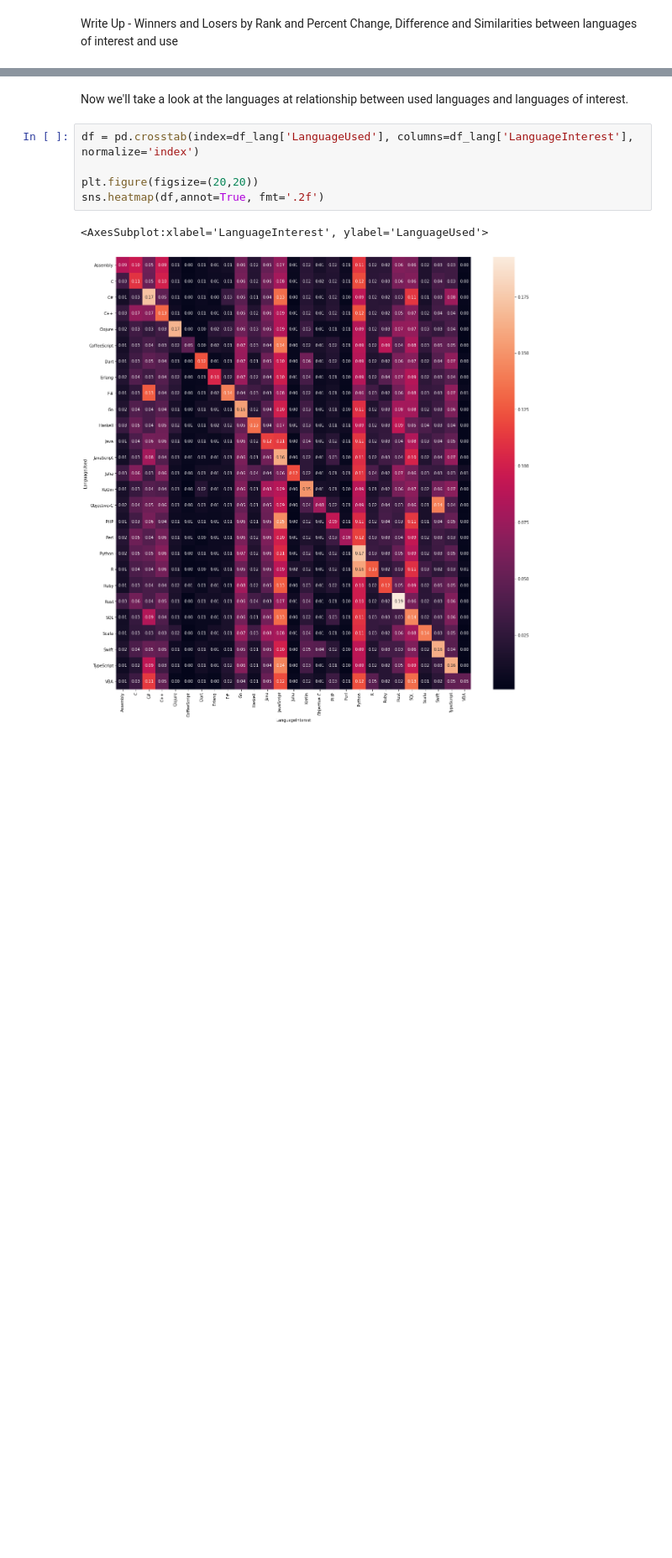
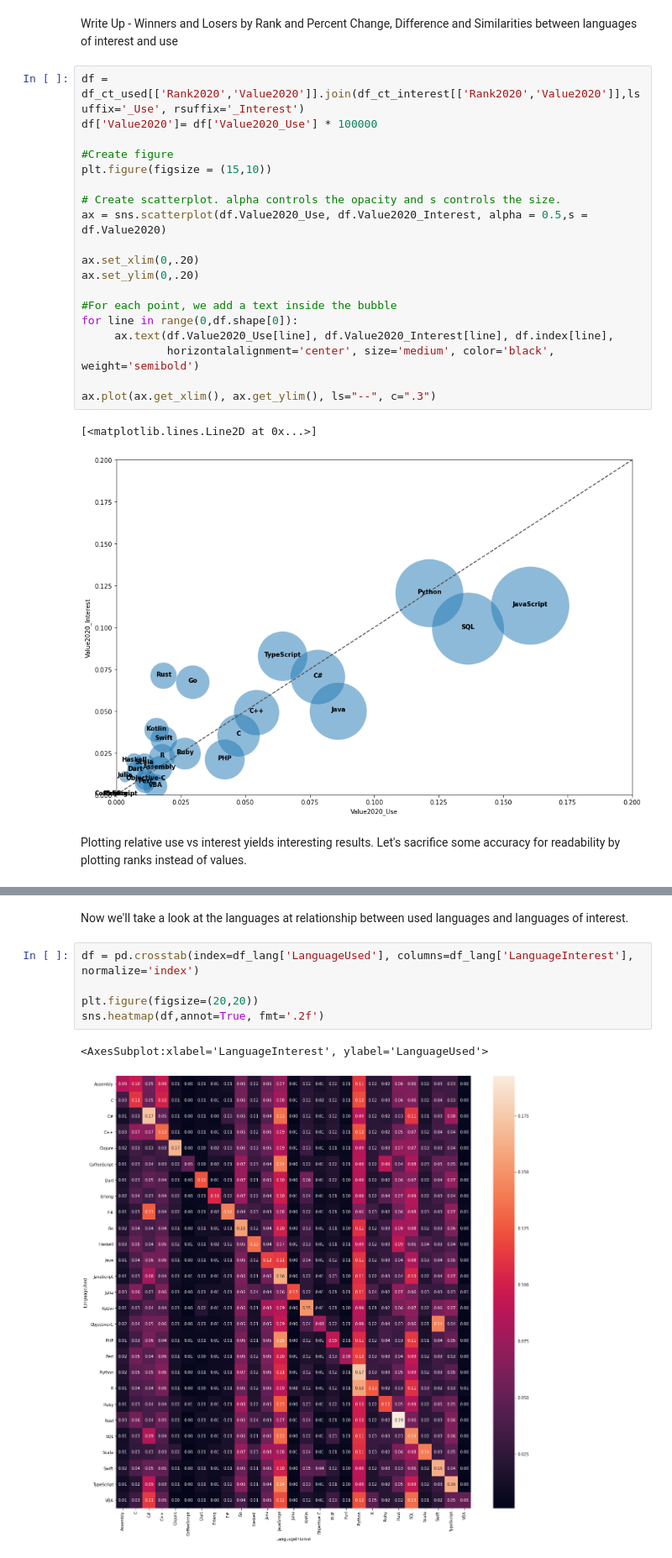
Before and after one commit to prdslost/stackoverflow-analysis, a Jupyter notebook: Developer Programming Language Use and Interest.ipynb, the cells around one changed output, grey strips where cells are left out. Shown at 84% size. Drawn from its saved outputs; the diff is of its cells as text; blank space fills up the shorter version.

```diff
--- a/Developer Programming Language Use and Interest.ipynb
+++ b/Developer Programming Language Use and Interest.ipynb
@@ -208,6 +197,30 @@ HTML(df_ct_interest.style.format({'Value2016': '{:,.2%}'.format,
 [interactive output not drawn]
 # %% [markdown]
 Write Up - Winners and Losers by Rank and Percent Change, Difference and Similarities between languages of interest and use
+# %%
+df = df_ct_used[['Rank2020','Value2020']].join(df_ct_interest[['Rank2020','Value2020']],lsuffix='_Use', rsuffix='_Interest')
+df['Value2020']= df['Value2020_Use'] * 100000
+
+#Create figure
+plt.figure(figsize = (15,10))
+
+# Create scatterplot. alpha controls the opacity and s controls the size.
+ax = sns.scatterplot(df.Value2020_Use, df.Value2020_Interest, alpha = 0.5,s = df.Value2020)
+
+ax.set_xlim(0,.20)
+ax.set_ylim(0,.20)
+
+#For each point, we add a text inside the bubble
+for line in range(0,df.shape[0]):
+     ax.text(df.Value2020_Use[line], df.Value2020_Interest[line], df.index[line],
+             horizontalalignment='center', size='medium', color='black', weight='semibold')
+
+ax.plot(ax.get_xlim(), ax.get_ylim(), ls="--", c=".3")
+# %% [output]
+[<matplotlib.lines.Line2D at 0x...>]
+[figure, added]
+# %% [markdown]
+Plotting relative use vs interest yields interesting results. Let's sacrifice some accuracy for readability by plotting ranks instead of values.
 # %%
 df = df_ct_used[['Rank2020','Value2020']].join(df_ct_interest['Rank2020'],lsuffix='_Use', rsuffix='_Interest')
 df['Value2020']= df['Value2020']*100000
```
Also changed, not shown: parts of 15 cells of this notebook, 1 other file.
